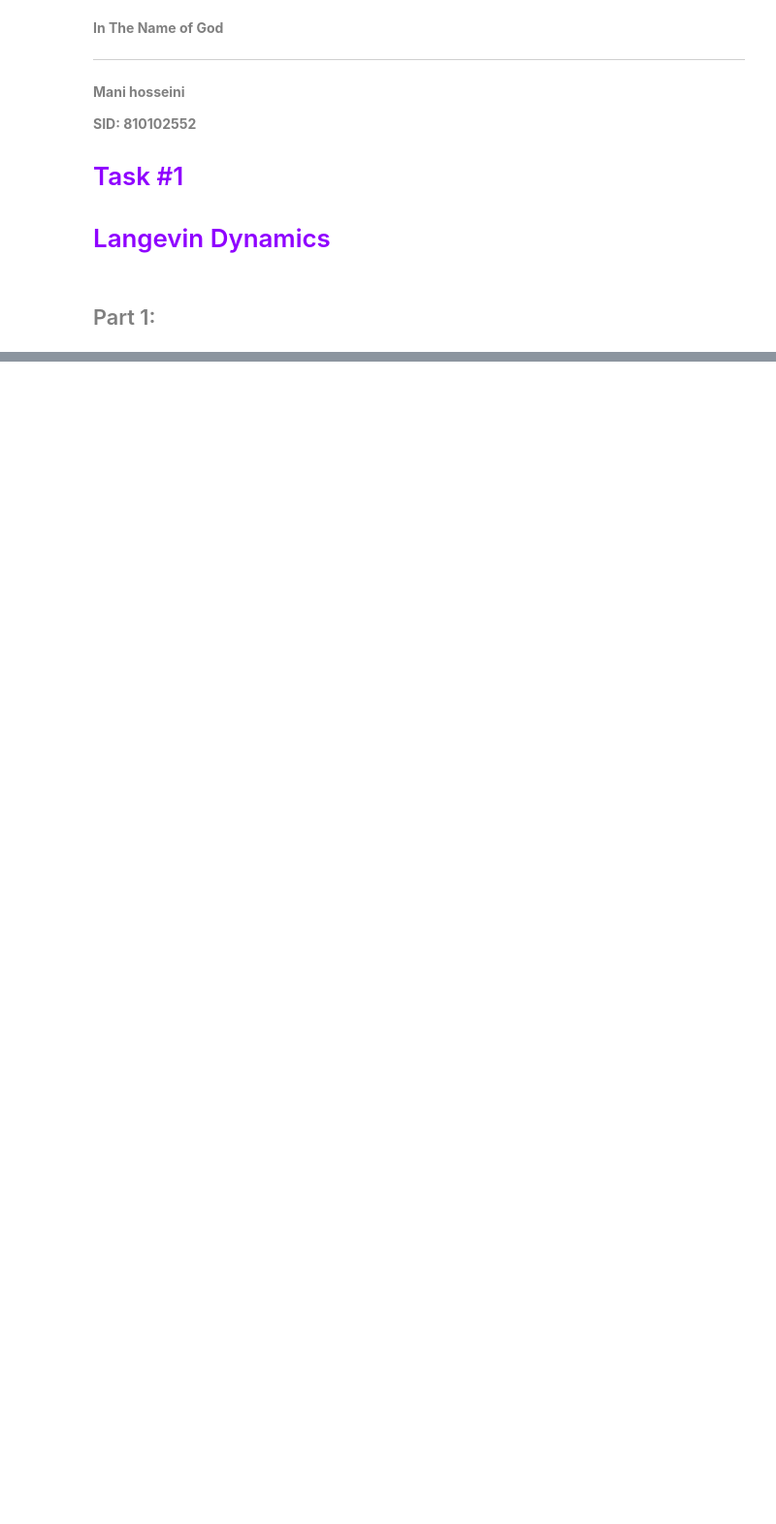
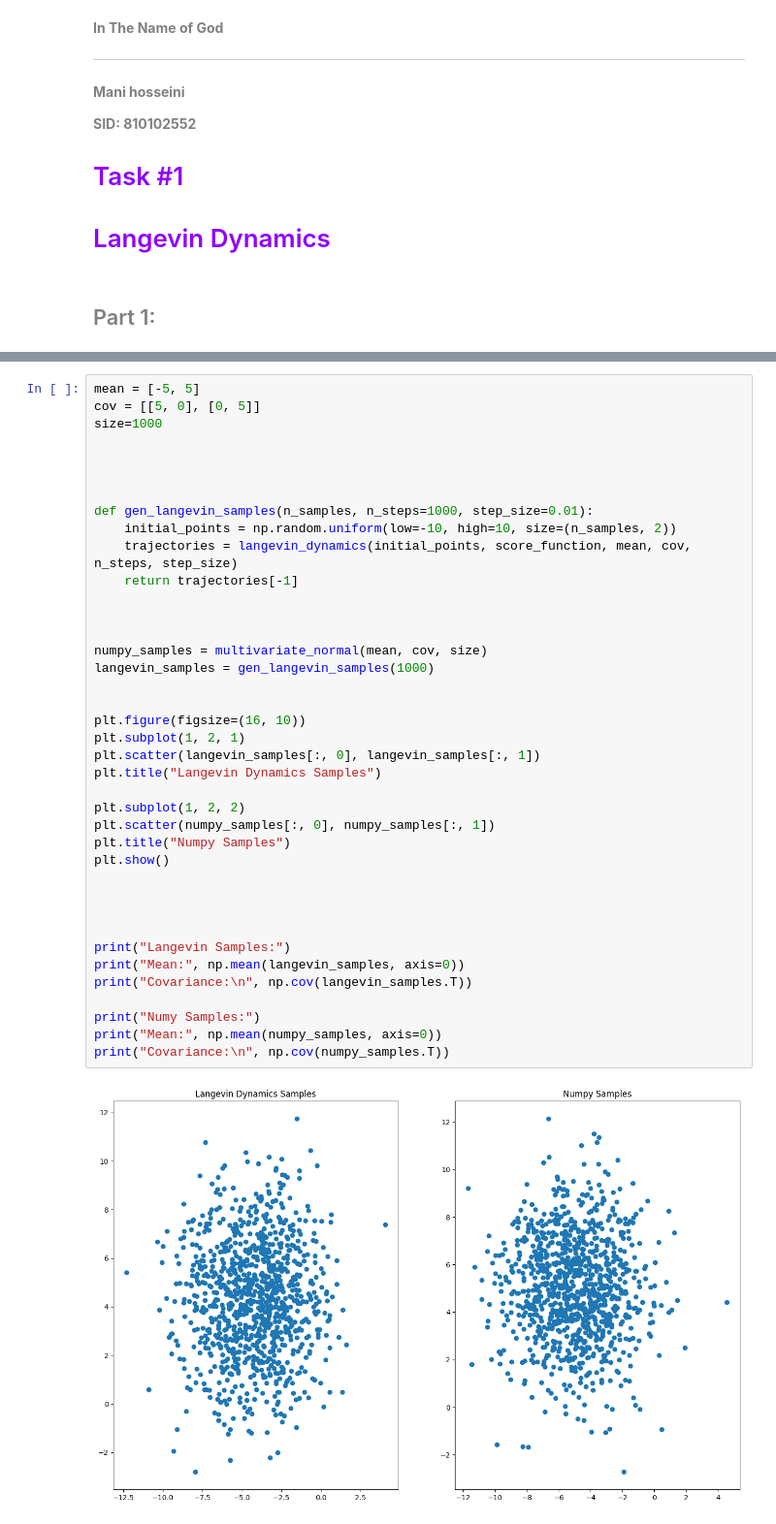
Before and after one commit to erfan-f/Data-Science-Course, a Jupyter notebook: CA1/Q1_mani.ipynb, the cells around one changed output, grey strips where cells are left out. Shown: that part at 97% size. Saved outputs shown, nothing was run; the diff lists cells and outputs as text; blank space fills up the shorter version.

```diff
--- a/CA1/Q1_mani.ipynb
+++ b/CA1/Q1_mani.ipynb
@@ -92,0 +119,41 @@ plt.show()
+# %%
+mean = [-5, 5]
+cov = [[5, 0], [0, 5]]
+size=1000
+
+
+
+
+def gen_langevin_samples(n_samples, n_steps=1000, step_size=0.01):
+    initial_points = np.random.uniform(low=-10, high=10, size=(n_samples, 2))
+    trajectories = langevin_dynamics(initial_points, score_function, mean, cov, n_steps, step_size)
+    return trajectories[-1]
+
+
+
+numpy_samples = multivariate_normal(mean, cov, size)
+langevin_samples = gen_langevin_samples(1000)
+
+
+plt.figure(figsize=(16, 10))
+plt.subplot(1, 2, 1)
+plt.scatter(langevin_samples[:, 0], langevin_samples[:, 1])
+plt.title("Langevin Dynamics Samples")
+
+plt.subplot(1, 2, 2)
+plt.scatter(numpy_samples[:, 0], numpy_samples[:, 1])
+plt.title("Numpy Samples")
+plt.show()
+
+
+
+
+print("Langevin Samples:")
+print("Mean:", np.mean(langevin_samples, axis=0))
+print("Covariance:\n", np.cov(langevin_samples.T))
+
+print("Numy Samples:")
+print("Mean:", np.mean(numpy_samples, axis=0))
+print("Covariance:\n", np.cov(numpy_samples.T))
+# %% [output]
+[figure, added]
```
Also changed, not shown: parts of 7 cells of this notebook.
